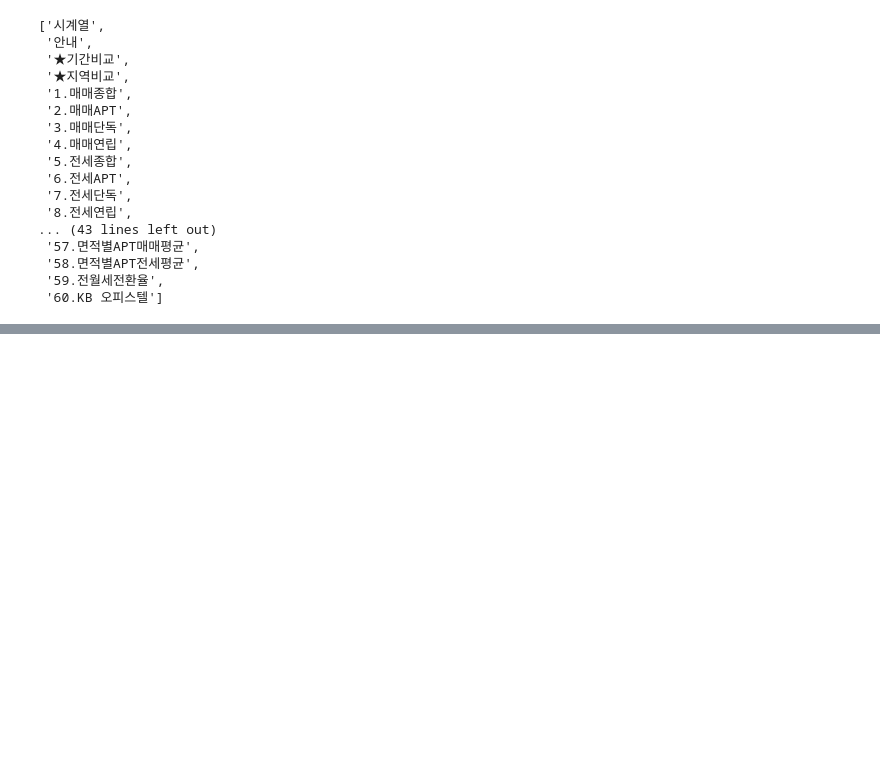
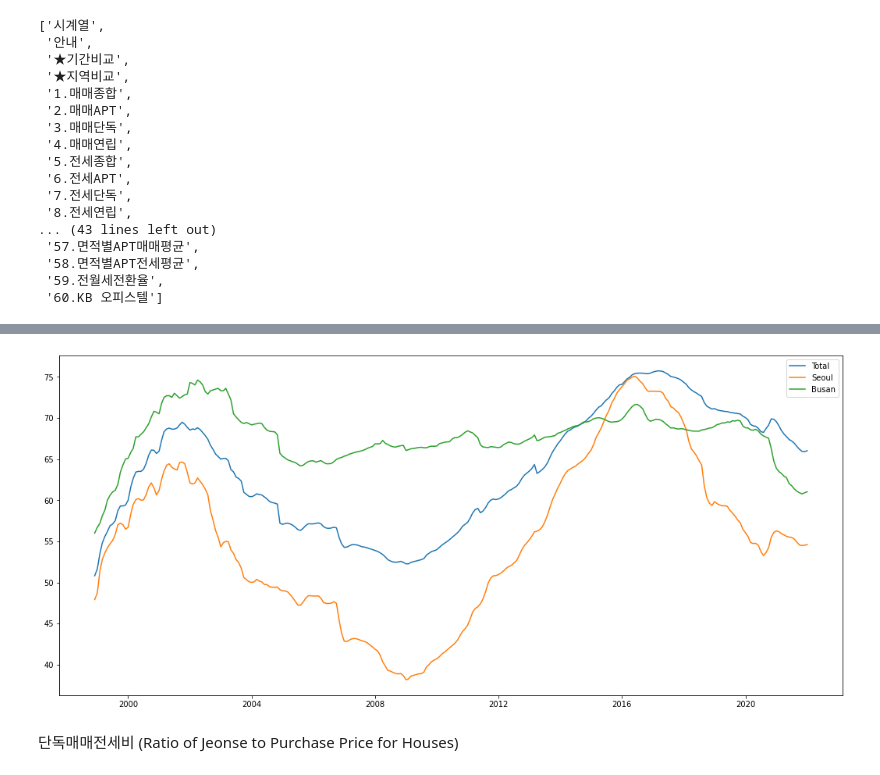
Before and after one commit to yeonghun00/real-estate, a Jupyter notebook: korean_real_estate.ipynb, the cells around one changed output, grey strips where cells are left out. Saved outputs shown, nothing was run; the diff lists cells and outputs as text; code cells hidden in the pictures; blank space fills up the shorter version.

```diff
--- a/korean_real_estate.ipynb
+++ b/korean_real_estate.ipynb
@@ -110,0 +160,6 @@ plt.show()
+# %%
+rja_df = pd.read_excel(xls, '28.아파트매매전세비', header=2)
+rja_df = rja_df[:rja_df[rja_df['Unnamed: 0'].isnull()].index[0]]
+# %%
+rja_df = date_format2(rja_df)
+rja_df
@@ -110,0 +181,10 @@ plt.show()
+# %%
+plt.figure(figsize=(18,8))
+for city in cities:
+  plt.plot(rja_df[city])
+plt.legend(cities)
+plt.show()
+# %% [output]
+[figure, added]
+# %% [markdown]
+단독매매전세비 (Ratio of Jeonse to Purchase Price for Houses)
```
Also changed, not shown: parts of 52 cells of this notebook.
